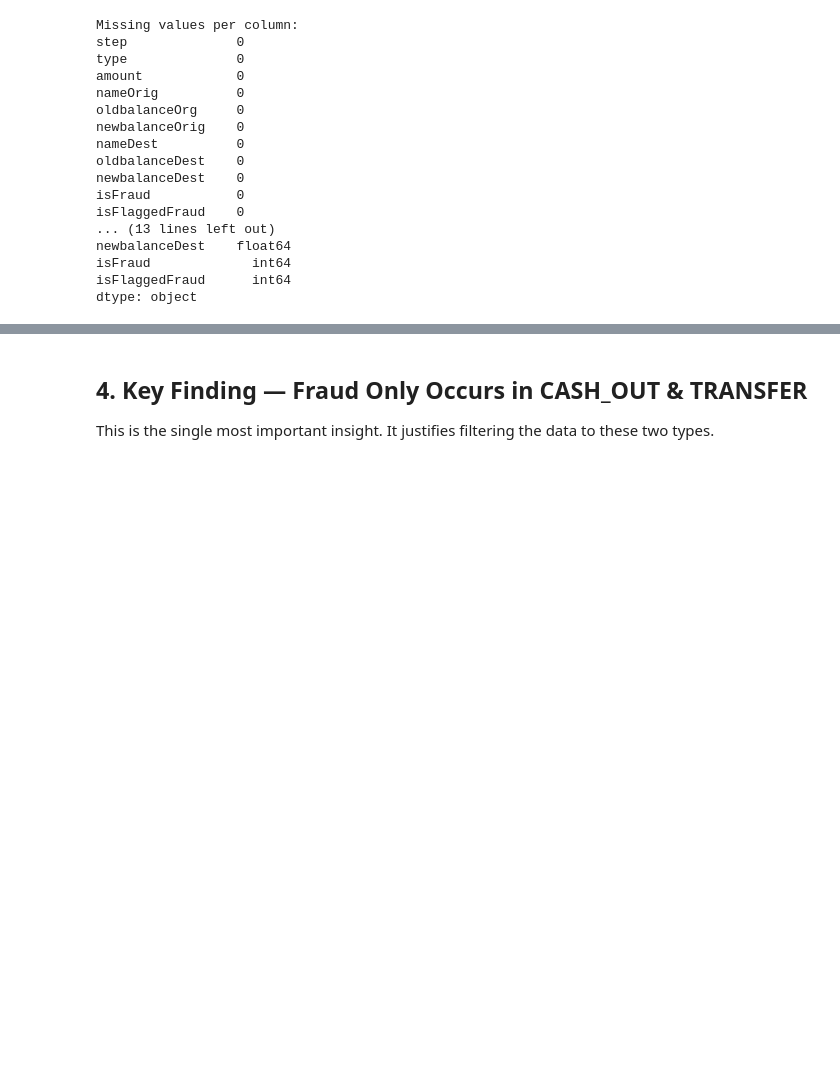
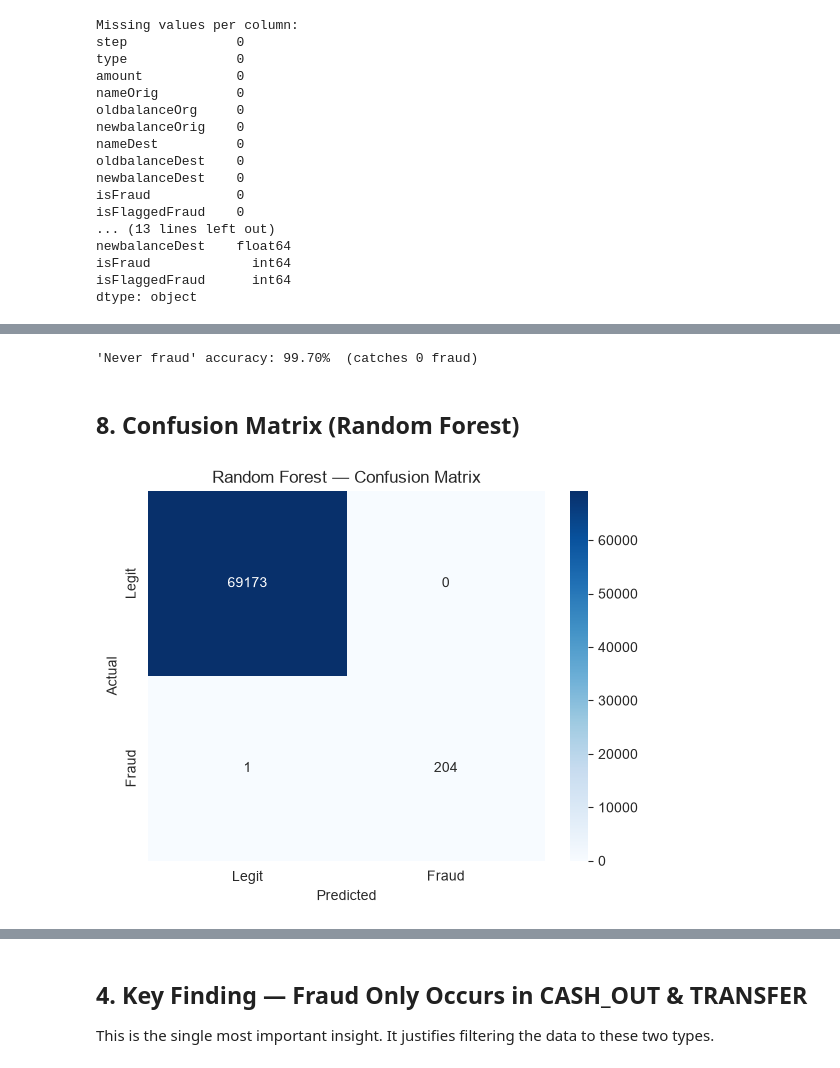
Before and after one commit to SBK250/Advanced-Fraud-Detection-ML, a Jupyter notebook: fraud-detection-ml/notebooks/01_eda.ipynb, the cells around one changed output, grey strips where cells are left out. Drawn from its saved outputs; the diff is of its cells as text; code cells hidden in the pictures; blank space fills up the shorter version.

```diff
--- a/fraud-detection-ml/notebooks/01_eda.ipynb
+++ b/fraud-detection-ml/notebooks/01_eda.ipynb
@@ -70,0 +244,36 @@ dtype: object
+# %%
+from sklearn.linear_model import LogisticRegression
+from sklearn.ensemble import RandomForestClassifier
+from xgboost import XGBClassifier
+from sklearn.metrics import (precision_score, recall_score, f1_score,
+                             average_precision_score, roc_auc_score)
+
+def evaluate(name, model, Xtr, Xte):
+    model.fit(Xtr, y_tr)
+    pred  = model.predict(Xte)
+    proba = model.predict_proba(Xte)[:, 1]
+    return {'Model': name,
+            'Precision': round(precision_score(y_te, pred), 4),
+            'Recall':    round(recall_score(y_te, pred), 4),
+            'F1':        round(f1_score(y_te, pred), 4),
+            'PR-AUC':    round(average_precision_score(y_te, proba), 4),
+            'ROC-AUC':   round(roc_auc_score(y_te, proba), 4)}, model
+
+results, models = [], {}
+r, m = evaluate("Logistic Regression",
+    LogisticRegression(max_iter=1000, class_weight='balanced'), X_tr_s, X_te_s)
+results.append(r); models['lr']=m
+
+r, m = evaluate("Random Forest",
+    RandomForestClassifier(n_estimators=100, class_weight='balanced',
+                           random_state=42, n_jobs=-1), X_tr, X_te)
+results.append(r); models['rf']=m
+
+spw = (y_tr==0).sum() / (y_tr==1).sum()
+r, m = evaluate("XGBoost",
+    XGBClassifier(n_estimators=200, max_depth=6, scale_pos_weight=spw,
+                  eval_metric='logloss', random_state=42, n_jobs=-1), X_tr, X_te)
+results.append(r); models['xgb']=m
+
+res = pd.DataFrame(results)
+res
@@ -70,0 +289,17 @@ dtype: object
+# %%
+baseline_acc = (y_te==0).mean()
+print(f"'Never fraud' accuracy: {baseline_acc*100:.2f}%  (catches 0 fraud)")
+# %% [output]
+'Never fraud' accuracy: 99.70%  (catches 0 fraud)
+# %% [markdown]
+## 8. Confusion Matrix (Random Forest)
+# %%
+from sklearn.metrics import confusion_matrix
+pred = models['rf'].predict(X_te)
+cm = confusion_matrix(y_te, pred)
+sns.heatmap(cm, annot=True, fmt='d', cmap='Blues',
+            xticklabels=['Legit','Fraud'], yticklabels=['Legit','Fraud'])
+plt.xlabel('Predicted'); plt.ylabel('Actual'); plt.title('Random Forest — Confusion Matrix')
+plt.show()
+# %% [output]
+[figure, added]
```
Also changed, not shown: parts of 29 cells of this notebook.
